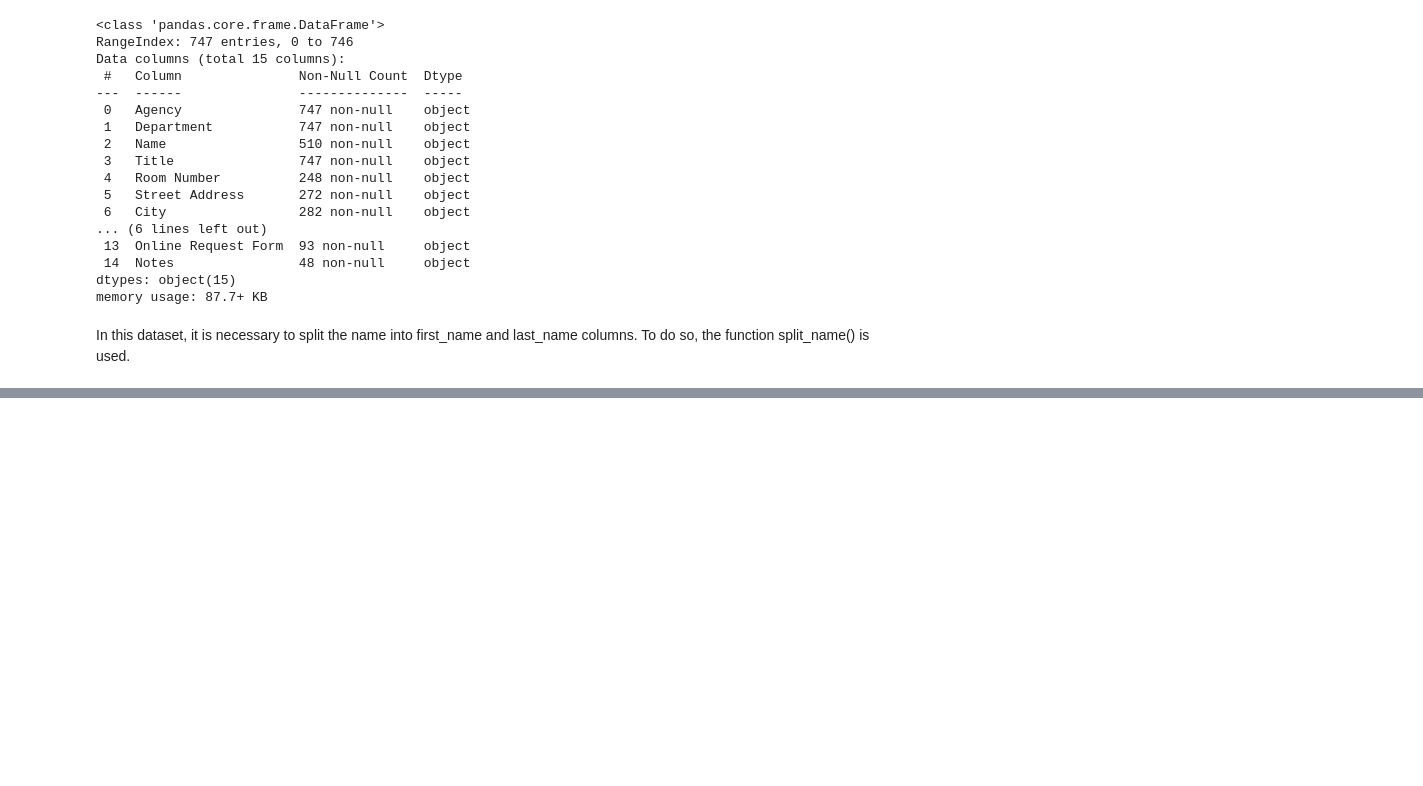
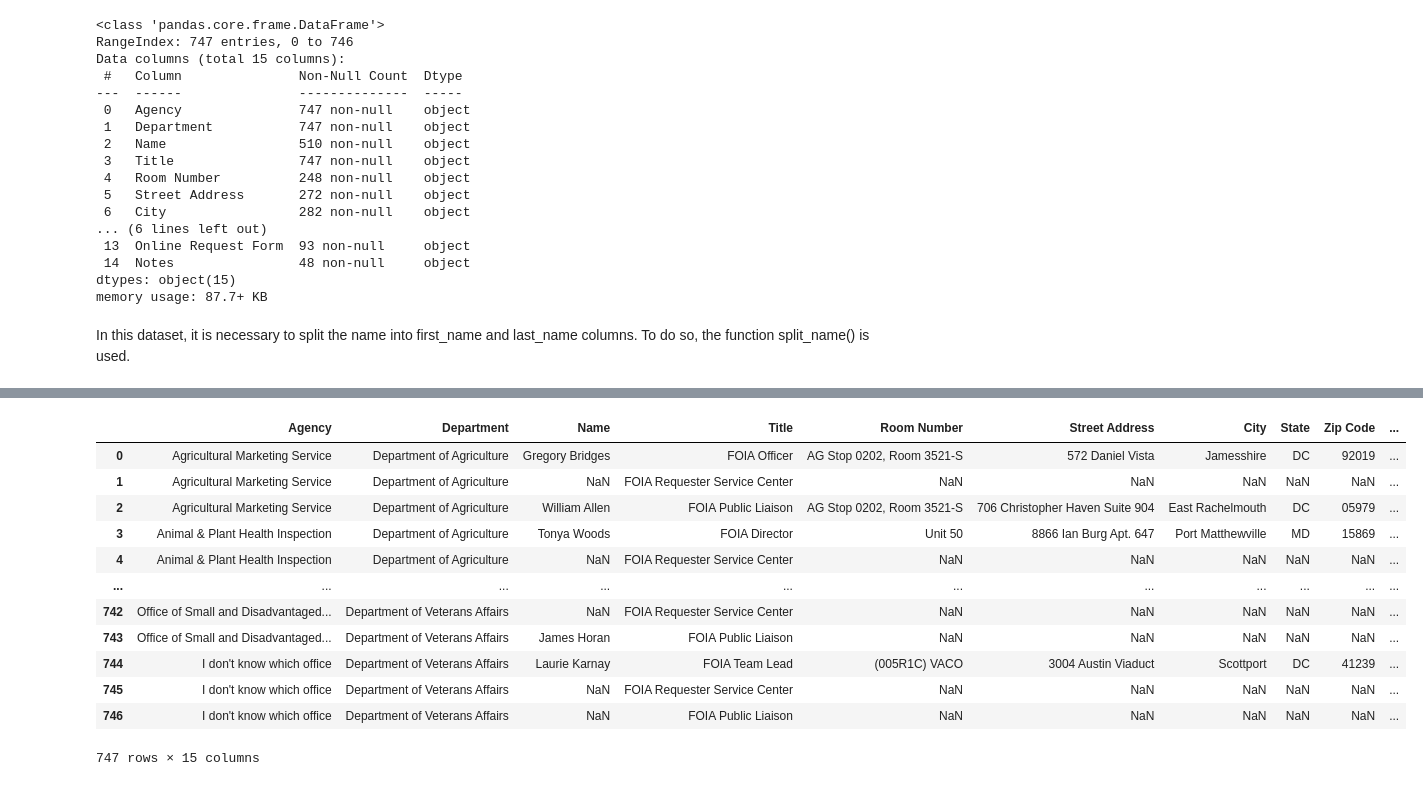
Before and after one commit to Clearbox-AI/nerpii, a Jupyter notebook: notebooks/example_notebook.ipynb, the cells around one changed output, grey strips where cells are left out. Cells and saved outputs as stored; diff of their text form; code cells hidden in the pictures; blank space fills up the shorter version.

```diff
--- a/notebooks/example_notebook.ipynb
+++ b/notebooks/example_notebook.ipynb
@@ -173 +172,17 @@ Column Online Request Form not synthesized with Faker.
 Column Notes not synthesized with Faker.
+# %%
+full_foia_contacts
+# %% [output]
+|  | Agency | Department | Name | Title | Room Number | Street Address | City | State | Zip Code | ... |
+| 0 | Agricultural Marketing Service | Department of Agriculture | Gregory Bridges | FOIA Officer | AG Stop 0202, Room 3521-S | 572 Daniel Vista | Jamesshire | DC | 92019 | ... |
+| 1 | Agricultural Marketing Service | Department of Agriculture | NaN | FOIA Requester Service Center | NaN | NaN | NaN | NaN | NaN | ... |
+| 2 | Agricultural Marketing Service | Department of Agriculture | William Allen | FOIA Public Liaison | AG Stop 0202, Room 3521-S | 706 Christopher Haven Suite 904 | East Rachelmouth | DC | 05979 | ... |
+| 3 | Animal & Plant Health Inspection | Department of Agriculture | Tonya Woods | FOIA Director | Unit 50 | 8866 Ian Burg Apt. 647 | Port Matthewville | MD | 15869 | ... |
+| 4 | Animal & Plant Health Inspection | Department of Agriculture | NaN | FOIA Requester Service Center | NaN | NaN | NaN | NaN | NaN | ... |
+| ... | ... | ... | ... | ... | ... | ... | ... | ... | ... | ... |
+| 742 | Office of Small and Disadvantaged... | Department of Veterans Affairs | NaN | FOIA Requester Service Center | NaN | NaN | NaN | NaN | NaN | ... |
+| 743 | Office of Small and Disadvantaged... | Department of Veterans Affairs | James Horan | FOIA Public Liaison | NaN | NaN | NaN | NaN | NaN | ... |
+| 744 | I don't know which office | Department of Veterans Affairs | Laurie Karnay | FOIA Team Lead | (005R1C) VACO | 3004 Austin Viaduct | Scottport | DC | 41239 | ... |
+| 745 | I don't know which office | Department of Veterans Affairs | NaN | FOIA Requester Service Center | NaN | NaN | NaN | NaN | NaN | ... |
+| 746 | I don't know which office | Department of Veterans Affairs | NaN | FOIA Public Liaison | NaN | NaN | NaN | NaN | NaN | ... |
+747 rows × 15 columns
```
Also changed, not shown: parts of 6 cells of this notebook.
